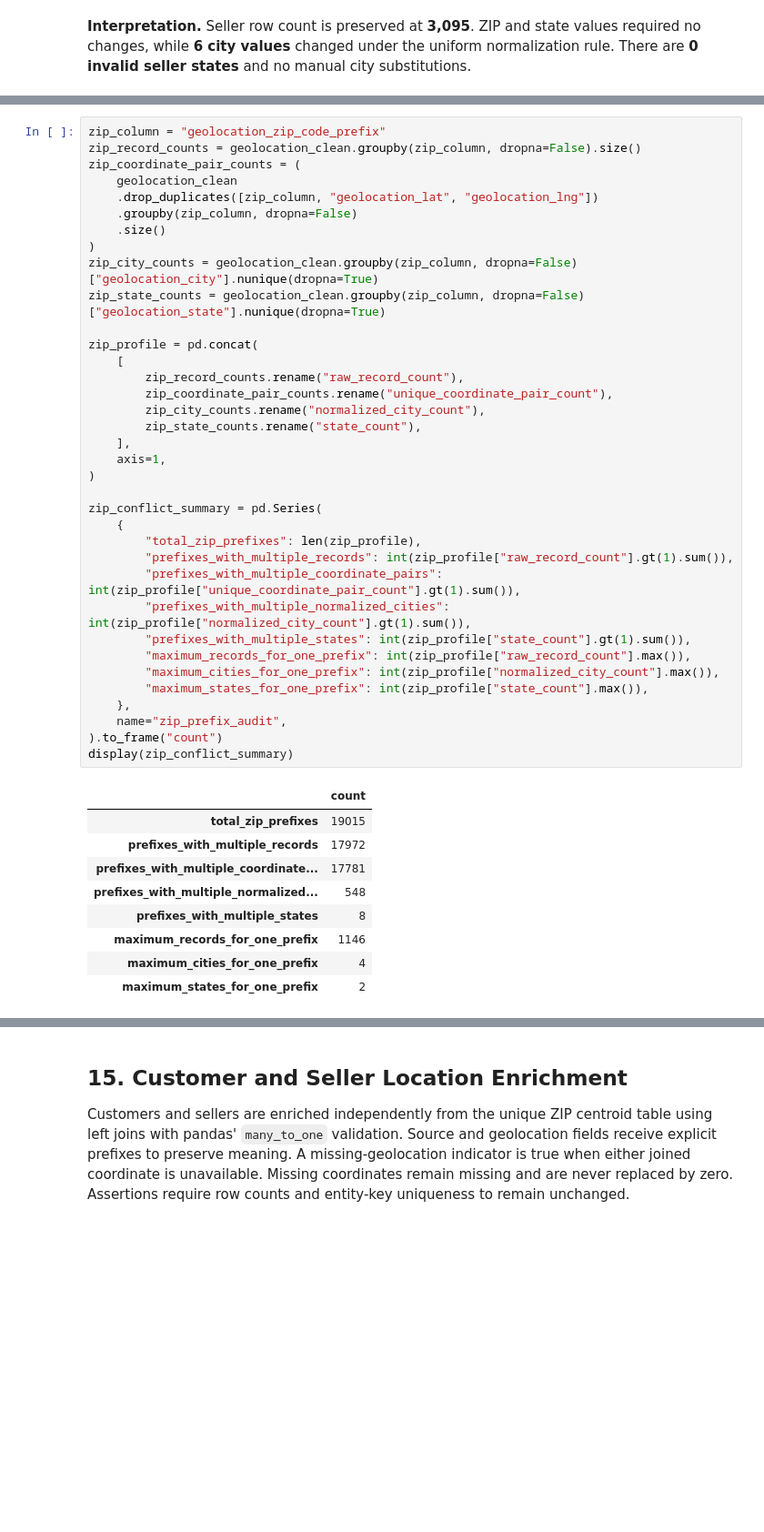
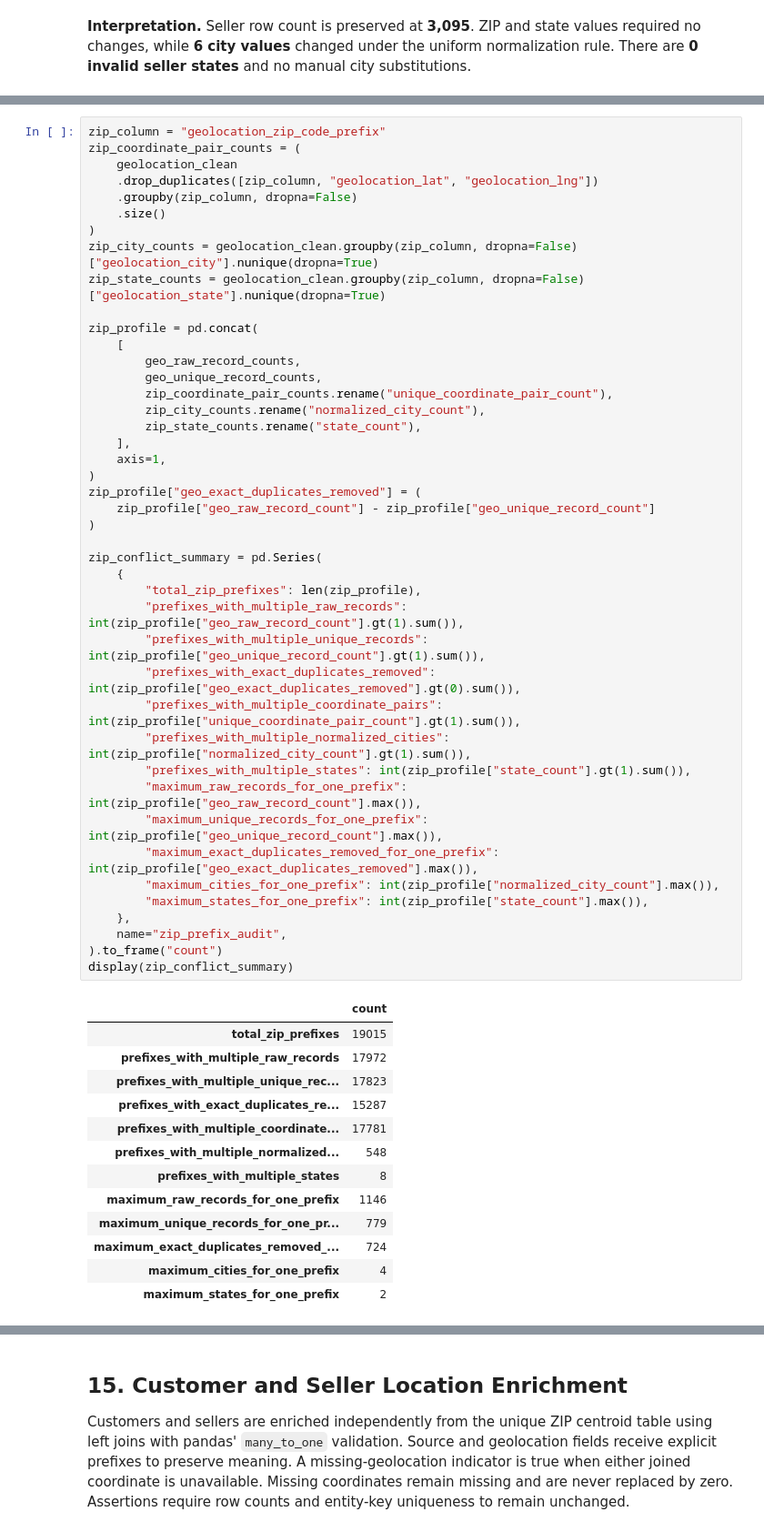
Before and after one commit to subhani257/Olist-late-delivery-prediction, a Jupyter notebook: notebooks/02_customer_seller_geo_eda_preprocessing.ipynb, the cells around one changed output, grey strips where cells are left out. Shown at 91% size. Drawn from its saved outputs; the diff is of its cells as text; blank space fills up the shorter version.

```diff
--- a/notebooks/02_customer_seller_geo_eda_preprocessing.ipynb
+++ b/notebooks/02_customer_seller_geo_eda_preprocessing.ipynb
@@ -635,47 +671,58 @@ display(pd.DataFrame(iqr_diagnostics).set_index("coordinate"))
 # %%
 zip_column = "geolocation_zip_code_prefix"
-zip_record_counts = geolocation_clean.groupby(zip_column, dropna=False).size()
 zip_coordinate_pair_counts = (
     geolocation_clean
     .drop_duplicates([zip_column, "geolocation_lat", "geolocation_lng"])
     .groupby(zip_column, dropna=False)
     .size()
 )
 zip_city_counts = geolocation_clean.groupby(zip_column, dropna=False)["geolocation_city"].nunique(dropna=True)
 zip_state_counts = geolocation_clean.groupby(zip_column, dropna=False)["geolocation_state"].nunique(dropna=True)
 
 zip_profile = pd.concat(
     [
-        zip_record_counts.rename("raw_record_count"),
+        geo_raw_record_counts,
+        geo_unique_record_counts,
         zip_coordinate_pair_counts.rename("unique_coordinate_pair_count"),
         zip_city_counts.rename("normalized_city_count"),
         zip_state_counts.rename("state_count"),
     ],
     axis=1,
 )
+zip_profile["geo_exact_duplicates_removed"] = (
+    zip_profile["geo_raw_record_count"] - zip_profile["geo_unique_record_count"]
+)
 
 zip_conflict_summary = pd.Series(
     {
         "total_zip_prefixes": len(zip_profile),
-        "prefixes_with_multiple_records": int(zip_profile["raw_record_count"].gt(1).sum()),
+        "prefixes_with_multiple_raw_records": int(zip_profile["geo_raw_record_count"].gt(1).sum()),
+        "prefixes_with_multiple_unique_records": int(zip_profile["geo_unique_record_count"].gt(1).sum()),
+        "prefixes_with_exact_duplicates_removed": int(zip_profile["geo_exact_duplicates_removed"].gt(0).sum()),
         "prefixes_with_multiple_coordinate_pairs": int(zip_profile["unique_coordinate_pair_count"].gt(1).sum()),
         "prefixes_with_multiple_normalized_cities": int(zip_profile["normalized_city_count"].gt(1).sum()),
         "prefixes_with_multiple_states": int(zip_profile["state_count"].gt(1).sum()),
-        "maximum_records_for_one_prefix": int(zip_profile["raw_record_count"].max()),
+        "maximum_raw_records_for_one_prefix": int(zip_profile["geo_raw_record_count"].max()),
+        "maximum_unique_records_for_one_prefix": int(zip_profile["geo_unique_record_count"].max()),
+        "maximum_exact_duplicates_removed_for_one_prefix": int(zip_profile["geo_exact_duplicates_removed"].max()),
         "maximum_cities_for_one_prefix": int(zip_profile["normalized_city_count"].max()),
         "maximum_states_for_one_prefix": int(zip_profile["state_count"].max()),
     },
     name="zip_prefix_audit",
 ).to_frame("count")
 display(zip_conflict_summary)
 # %% [output]
 |  | count |
 | total_zip_prefixes | 19015 |
-| prefixes_with_multiple_records | 17972 |
+| prefixes_with_multiple_raw_records | 17972 |
+| prefixes_with_multiple_unique_rec... | 17823 |
+| prefixes_with_exact_duplicates_re... | 15287 |
 | prefixes_with_multiple_coordinate... | 17781 |
 | prefixes_with_multiple_normalized... | 548 |
 | prefixes_with_multiple_states | 8 |
-| maximum_records_for_one_prefix | 1146 |
+| maximum_raw_records_for_one_prefix | 1146 |
+| maximum_unique_records_for_one_pr... | 779 |
+| maximum_exact_duplicates_removed_... | 724 |
 | maximum_cities_for_one_prefix | 4 |
 | maximum_states_for_one_prefix | 2 |
 # %% [markdown]
```
Also changed, not shown: parts of 60 cells of this notebook, 6 other files.
